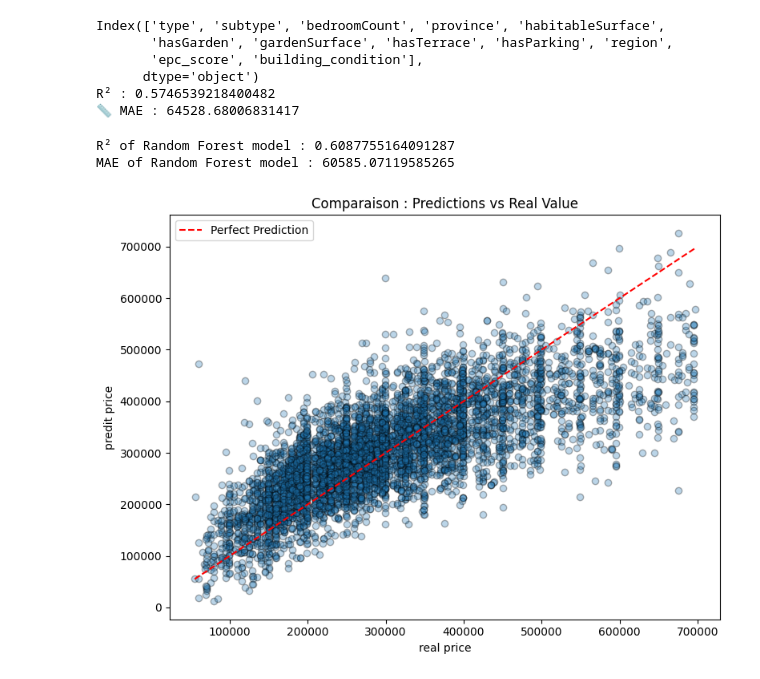
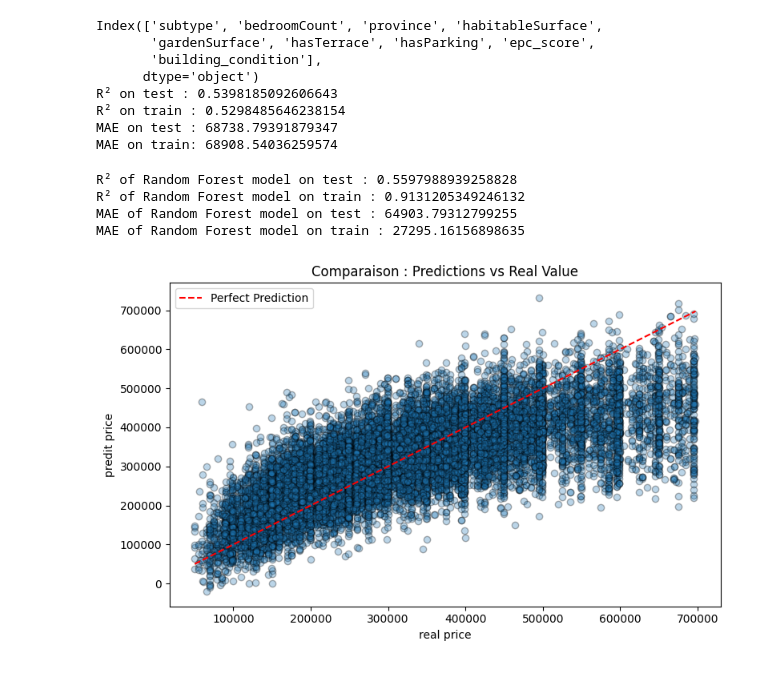
Before and after one commit to fhaulot/Immo_Eliza_Regression, a Jupyter notebook: machine_learning.ipynb, the cells around one changed output. Saved outputs shown, nothing was run; the diff lists cells and outputs as text; code cells hidden in the pictures.

```diff
--- a/machine_learning.ipynb
+++ b/machine_learning.ipynb
@@ -17,7 +17,8 @@ from sklearn.metrics import r2_score, mean_squared_error, mean_absolute_error
 df = pd.read_csv("cleaned_data.csv")
 df = df.drop(columns=["url", "id"]) # drop columns url, id
 df = df.drop(columns=["MunicipalityCleanName", "locality"]) # same variable as post code
+df = df.drop(columns=["type", "postCode", "hasGarden", "region", "price_square_meter"])
 # Convert 'postCode' to string
-df['postCode'] = df['postCode'].astype(str)
-df.head()
+# df['postCode'] = df['postCode'].astype(str)
+df.columns
 # %% [output]
@@ -73,7 +72,7 @@ df["building_condition"] = df["buildingCondition"].map(building_condition)
 # %%
 # list of nominal variable
 
-cat_features = ['type', 'subtype', 'province', 'region']
+cat_features = ['subtype', 'province']
 
 # ColumnTransformer with OneHotEncoder
 preprocessor = ColumnTransformer(
@@ -92,7 +91,7 @@ model = Pipeline(steps=[
 
 y = df["price"]
 # drop buildingCondition and epcScore after convertion
-X = df.drop(columns=["price", 'postCode', "buildingCondition", "price_square_meter", "epcScore"])
+X = df.drop(columns=["price", "buildingCondition", "epcScore"])
 print(X.columns)
 
 X_train, X_test, y_train, y_test = train_test_split(X, y, test_size=0.20, random_state=42)
@@ -102,26 +101,30 @@ X_train, X_test, y_train, y_test = train_test_split(X, y, test_size=0.20, random
 model.fit(X_train, y_train)
 
 # Predictions
-y_pred = model.predict(X_test)
+y_pred_test = model.predict(X_test)
+y_pred_train = model.predict(X_train)
 
 # Display prediction
 #print("Prédictions :", y_pred)
 
-r2 = r2_score(y_test, y_pred)
-#rmse = np.sqrt(mean_squared_error(y_test, y_pred))
-mae = mean_absolute_error(y_test, y_pred)
+r2_test = r2_score(y_test, y_pred_test)
+r2_train = r2_score(y_train, y_pred_train)
+mae_test = mean_absolute_error(y_test, y_pred_test)
+mae_train = mean_absolute_error(y_train, y_pred_train)
 
-print("R² :", r2)
-print("MAE :", mae)
-
-#print("RMSE :", rmse)
+print("R² on test :", r2_test)
+print("R² on train :", r2_train)
+print("MAE on test :", mae_test)
+print("MAE on train:", mae_train)
 # %% [output]
-Index(['type', 'subtype', 'bedroomCount', 'province', 'habitableSurface',
-       'hasGarden', 'gardenSurface', 'hasTerrace', 'hasParking', 'region',
-       'epc_score', 'building_condition'],
+Index(['subtype', 'bedroomCount', 'province', 'habitableSurface',
+       'gardenSurface', 'hasTerrace', 'hasParking', 'epc_score',
+       'building_condition'],
       dtype='object')
-R² : 0.5746539218400482
-📏 MAE : 64528.68006831417
+R² on test : 0.5398185092606643
+R² on train : 0.5298485646238154
+MAE on test : 68738.79391879347
+MAE on train: 68908.54036259574
 # %%
 # Pipeline with Random Forest
 model_rf = Pipeline(steps=[
@@ -133,24 +136,25 @@ model_rf = Pipeline(steps=[
 model_rf.fit(X_train, y_train)
 
 # Predictions
-y_pred_rf = model_rf.predict(X_test)
+y_pred_rf_test = model_rf.predict(X_test)
+y_pred_rf_train = model_rf.predict(X_train)
 
 # Simple assessment
-from sklearn.metrics import mean_squared_error, r2_score
+r2_test = r2_score(y_test, y_pred_rf_test)
+r2_train = r2_score(y_train, y_pred_rf_train)
 
+mae_test = mean_absolute_error(y_test, y_pred_rf_test)
+mae_train = mean_absolute_error(y_train, y_pred_rf_train)
 
-#mse = mean_squared_error(y_test, y_pred_rf)
-#rmse = np.sqrt(mse)
-r2 = r2_score(y_test, y_pred_rf)
-
-mae = mean_absolute_error(y_test, y_pred_rf)
-
-print("R² of Random Forest model :", r2)
-print("MAE of Random Forest model :", mae)
-#print("RMSE of  Random Forest model :", rmse)
+print("R² of Random Forest model on test :", r2_test)
+print("R² of Random Forest model on train :", r2_train)
+print("MAE of Random Forest model on test :", mae_test)
+print("MAE of Random Forest model on train :", mae_train)
 # %% [output]
-R² of Random Forest model : 0.6087755164091287
-MAE of Random Forest model : 60585.07119585265
+R² of Random Forest model on test : 0.5597988939258828
+R² of Random Forest model on train : 0.9131205349246132
+MAE of Random Forest model on test : 64903.79312799255
+MAE of Random Forest model on train : 27295.16156898635
 # %%
 # comparison between prediction and real value
 comparison = pd.DataFrame({
@@ -160,17 +164,17 @@ comparison = pd.DataFrame({
 #print(comparison.head(10))
 # %%
 # scatterplot of the comparison
-plt.figure(figsize=(8, 6))
-plt.scatter(y_test, y_pred, alpha=0.3, edgecolors='k')
-plt.plot([y_test.min(), y_test.max()], [y_test.min(), y_test.max()], color='red', linestyle='--', label='Perfect Prediction')
+plt.figure(figsize=(8, 5))
+plt.scatter(y_train, y_pred_train, alpha=0.3, edgecolors='k')
+plt.plot([y_train.min(), y_train.max()], [y_train.min(), y_train.max()], color='red', linestyle='--', label='Perfect Prediction')
 plt.xlabel("real price")
 plt.ylabel("predit price")
 plt.title("Comparaison : Predictions vs Real Value")
 plt.legend()
 plt.tight_layout()
 plt.show()
 # %% [output]
-[figure, old version]
+[figure, new version]
 # %%
 # search of anomalie
 df_resultats = pd.DataFrame({
```
Also changed, not shown: parts of 14 cells of this notebook.
